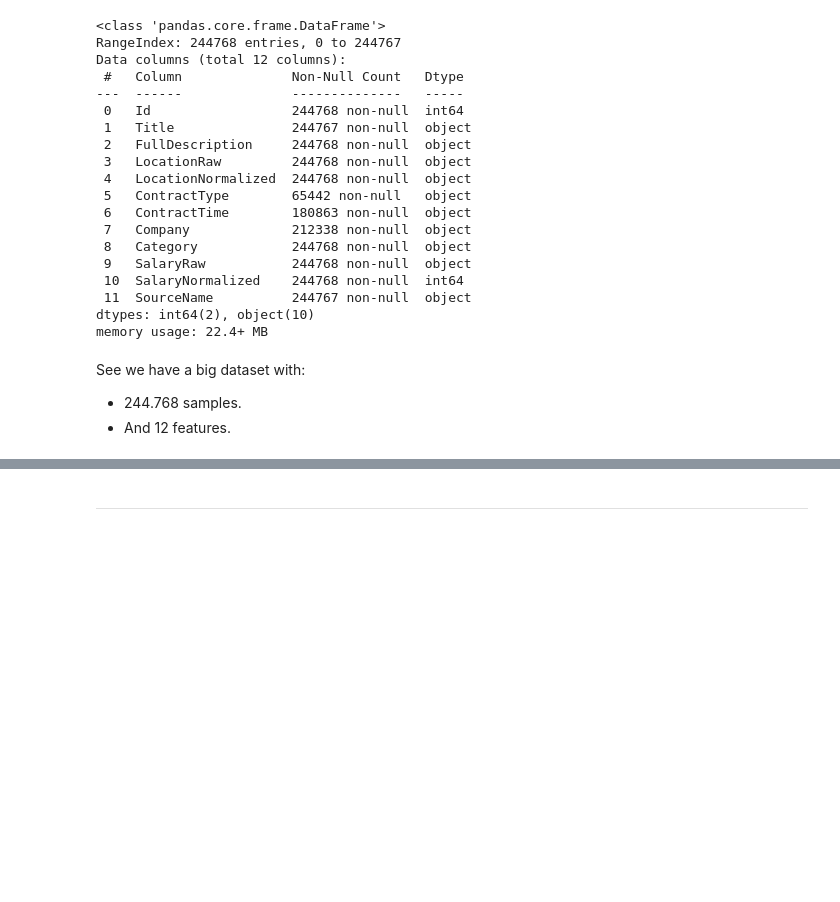
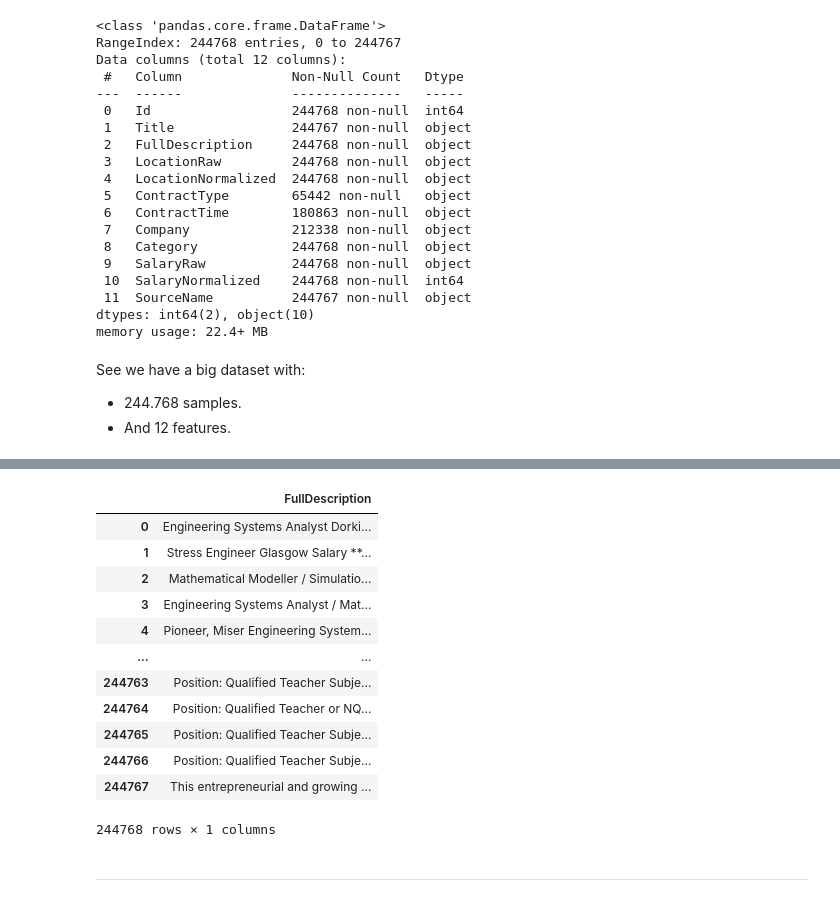
Before and after one commit to rodrigols89/jsp, a Jupyter notebook: jsp/notebooks/eda.ipynb, the cells around one changed output, grey strips where cells are left out. Saved outputs shown, nothing was run; the diff lists cells and outputs as text; code cells hidden in the pictures; blank space fills up the shorter version.

```diff
--- a/jsp/notebooks/eda.ipynb
+++ b/jsp/notebooks/eda.ipynb
@@ -56,3 +77,20 @@ See we have a big dataset with:
+# %%
+FullDescription_df = train_df[['FullDescription']].copy()
+FullDescription_df
+# %% [output]
+|  | FullDescription |
+| 0 | Engineering Systems Analyst Dorki... |
+| 1 | Stress Engineer Glasgow Salary **... |
+| 2 | Mathematical Modeller / Simulatio... |
+| 3 | Engineering Systems Analyst / Mat... |
+| 4 | Pioneer, Miser Engineering System... |
+| ... | ... |
+| 244763 | Position: Qualified Teacher Subje... |
+| 244764 | Position: Qualified Teacher or NQ... |
+| 244765 | Position: Qualified Teacher Subje... |
+| 244766 | Position: Qualified Teacher Subje... |
+| 244767 | This entrepreneurial and growing ... |
+244768 rows × 1 columns
 # %% [markdown]
 ---
 # %% [markdown]
```
Also changed, not shown: parts of 18 cells of this notebook.
